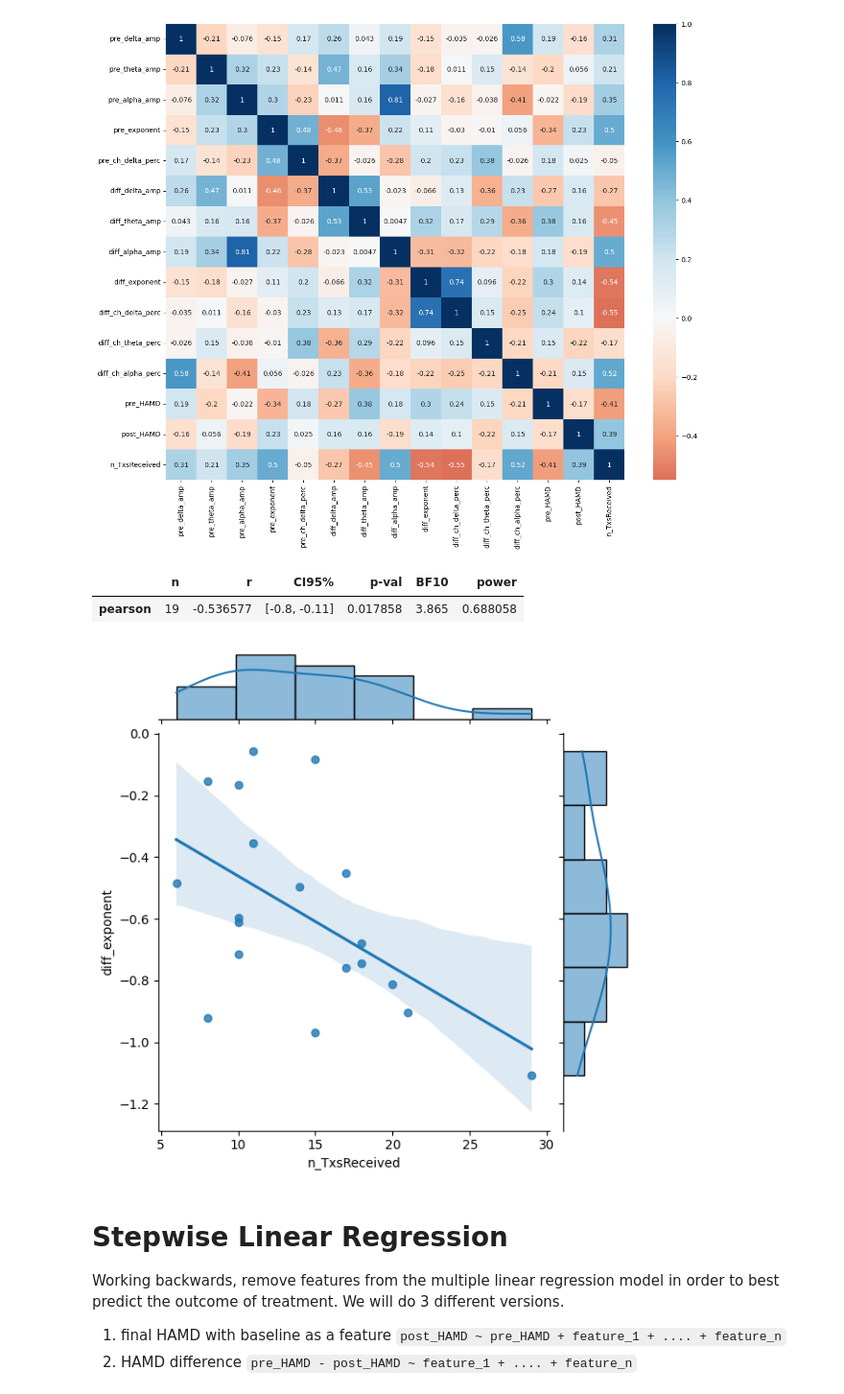
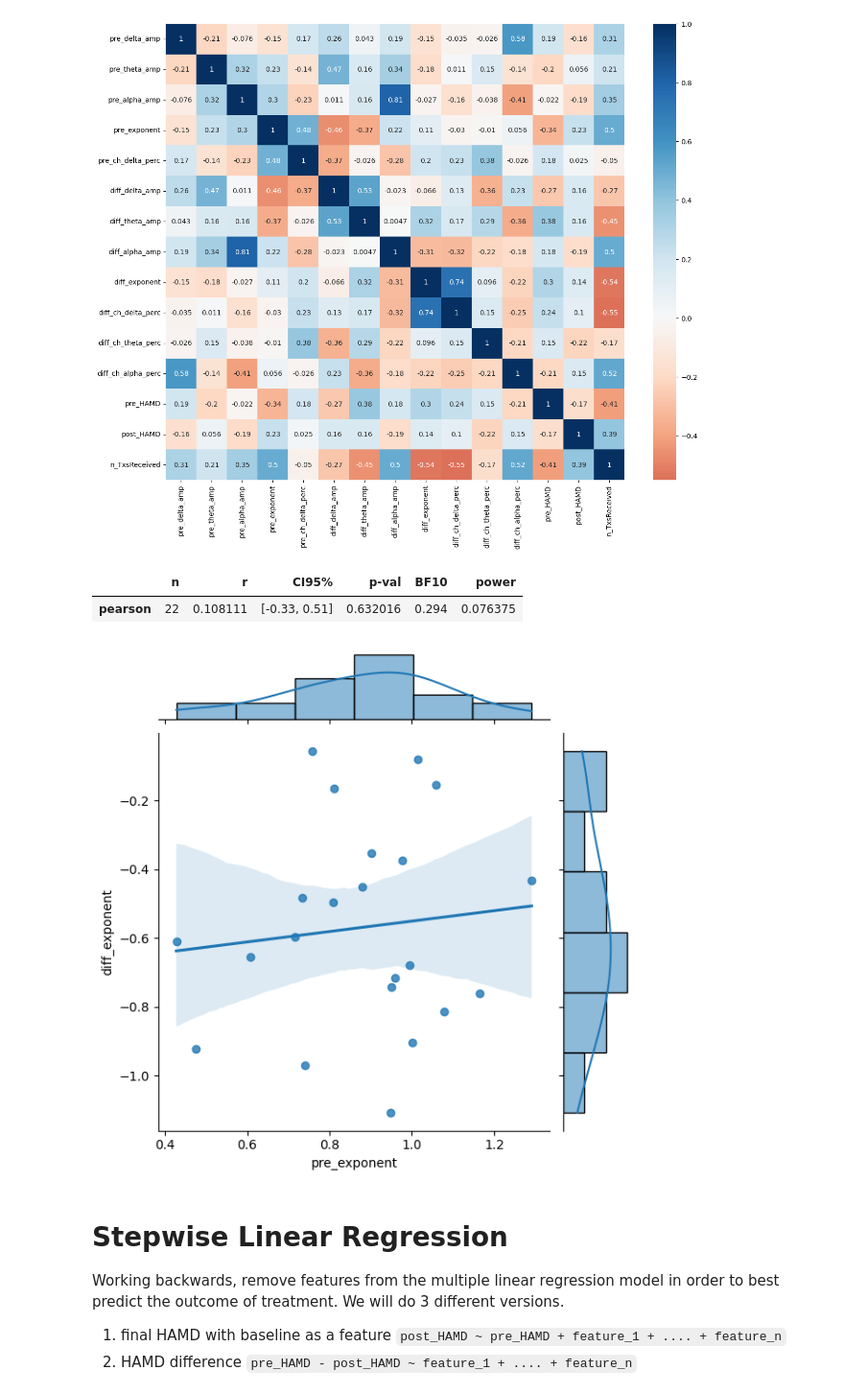
Before and after one commit to voytekresearch/ECT-MST, a Jupyter notebook: 00-ECT/03-ect_clinical.ipynb, the cells around one changed output. Shown: that part at 96% size. Drawn from its saved outputs; the diff is of its cells as text; code cells hidden in the pictures.

```diff
--- a/00-ECT/03-ect_clinical.ipynb
+++ b/00-ECT/03-ect_clinical.ipynb
@@ -178,16 +178,16 @@ sns.heatmap(clin_eeg_df[features].corr(), cmap='RdBu', center=0, annot=True)
 <AxesSubplot:>
 [figure]
 # %%
-x = clin_eeg_df['n_TxsReceived']
+x = clin_eeg_df['pre_exponent']
 y = clin_eeg_df['diff_exponent']
 
 sns.jointplot(x, y, kind="reg")
 
 corr(x,y)
 # %% [output]
 |  | n | r | CI95% | p-val | BF10 | power |
-| pearson | 19 | -0.536577 | [-0.8, -0.11] | 0.017858 | 3.865 | 0.688058 |
+| pearson | 22 | 0.108111 | [-0.33, 0.51] | 0.632016 | 0.294 | 0.076375 |
-[figure, old version]
+[figure, new version]
 # %% [markdown]
 # Stepwise Linear Regression
 
```
Also changed, not shown: parts of 8 cells of this notebook, 1 other file.
